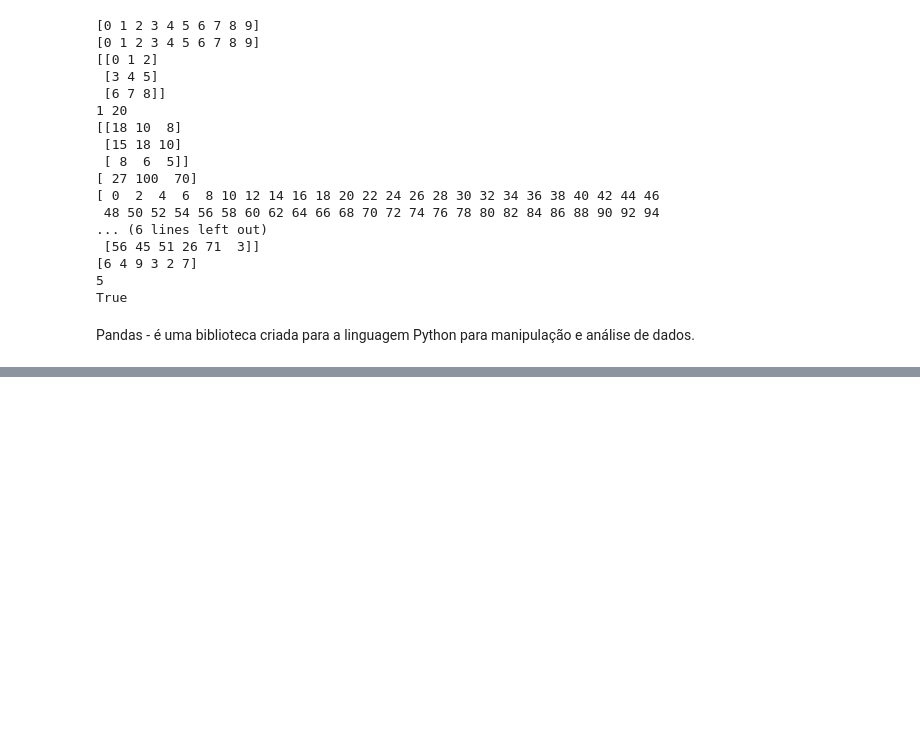
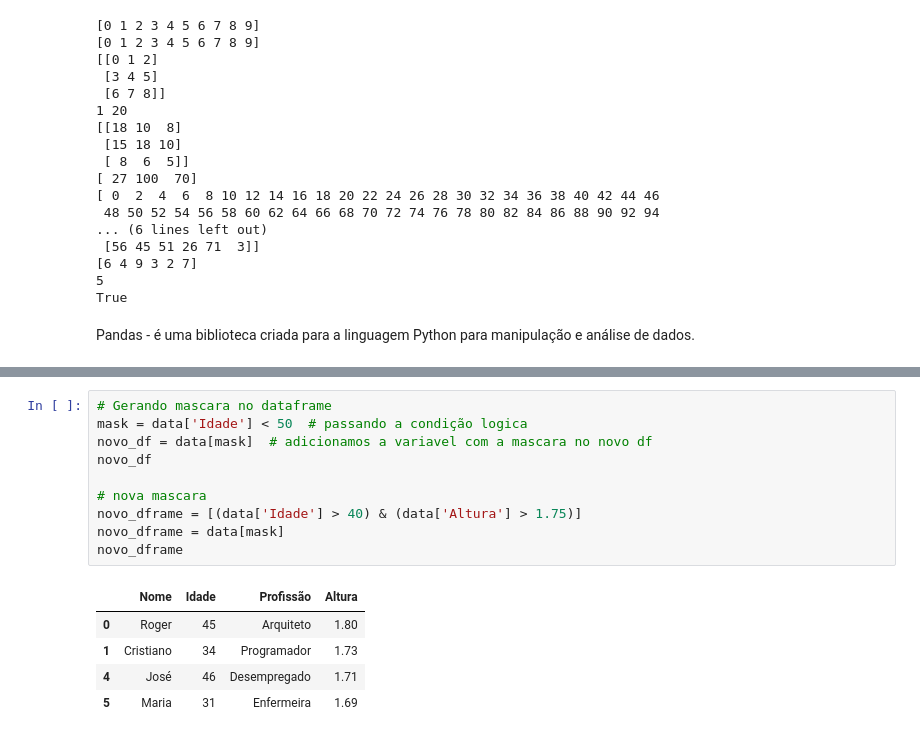
Before and after one commit to wendellbarcelos/Curso-Formacao-Cientista-de-Dados, a Jupyter notebook: Python.ipynb, the cells around one changed output, grey strips where cells are left out. Saved outputs shown, nothing was run; the diff lists cells and outputs as text; blank space fills up the shorter version.

```diff
--- a/Python.ipynb
+++ b/Python.ipynb
@@ -864,0 +998,16 @@ Pandas - é uma biblioteca criada para a linguagem Python para manipulação e a
+# %%
+# Gerando mascara no dataframe
+mask = data['Idade'] < 50  # passando a condição logica
+novo_df = data[mask]  # adicionamos a variavel com a mascara no novo df
+novo_df
+
+# nova mascara
+novo_dframe = [(data['Idade'] > 40) & (data['Altura'] > 1.75)]
+novo_dframe = data[mask]
+novo_dframe
+# %% [output]
+|  | Nome | Idade | Profissão | Altura |
+| 0 | Roger | 45 | Arquiteto | 1.80 |
+| 1 | Cristiano | 34 | Programador | 1.73 |
+| 4 | José | 46 | Desempregado | 1.71 |
+| 5 | Maria | 31 | Enfermeira | 1.69 |
```
Also changed, not shown: parts of 12 cells of this notebook, 1 other file.
